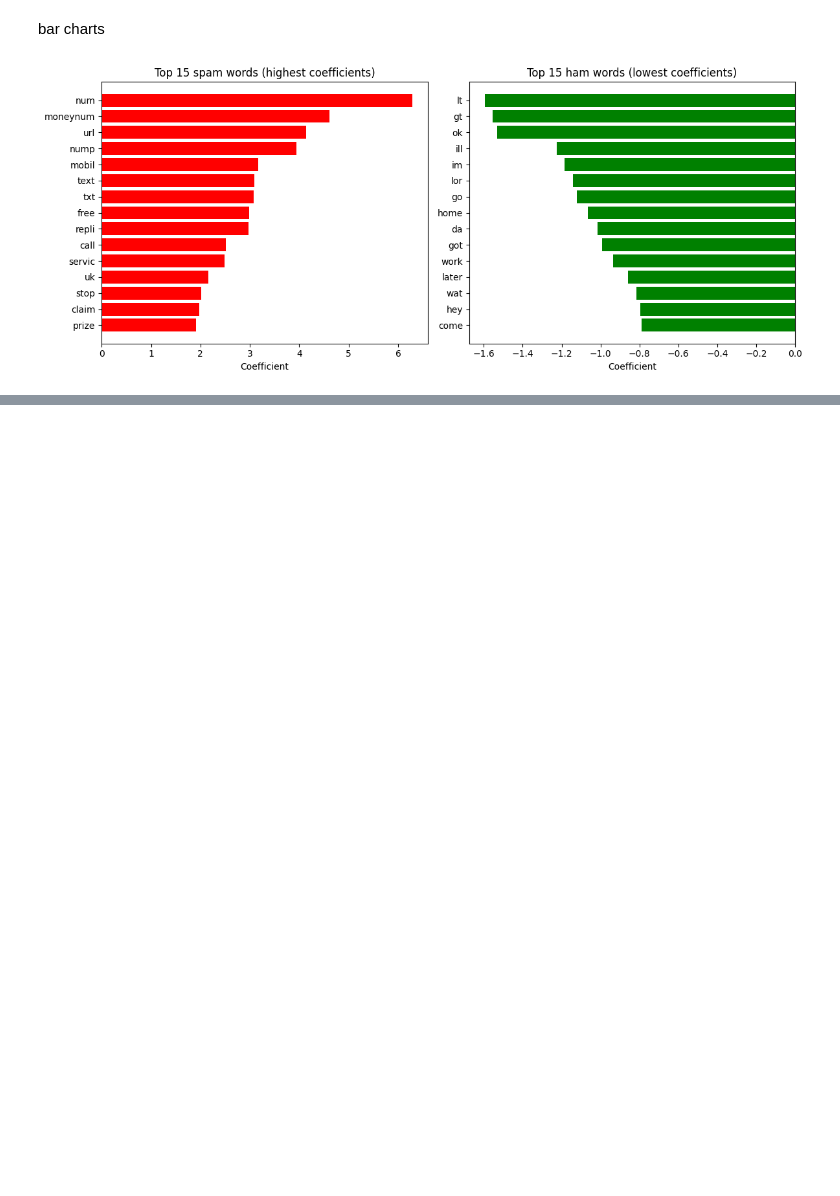
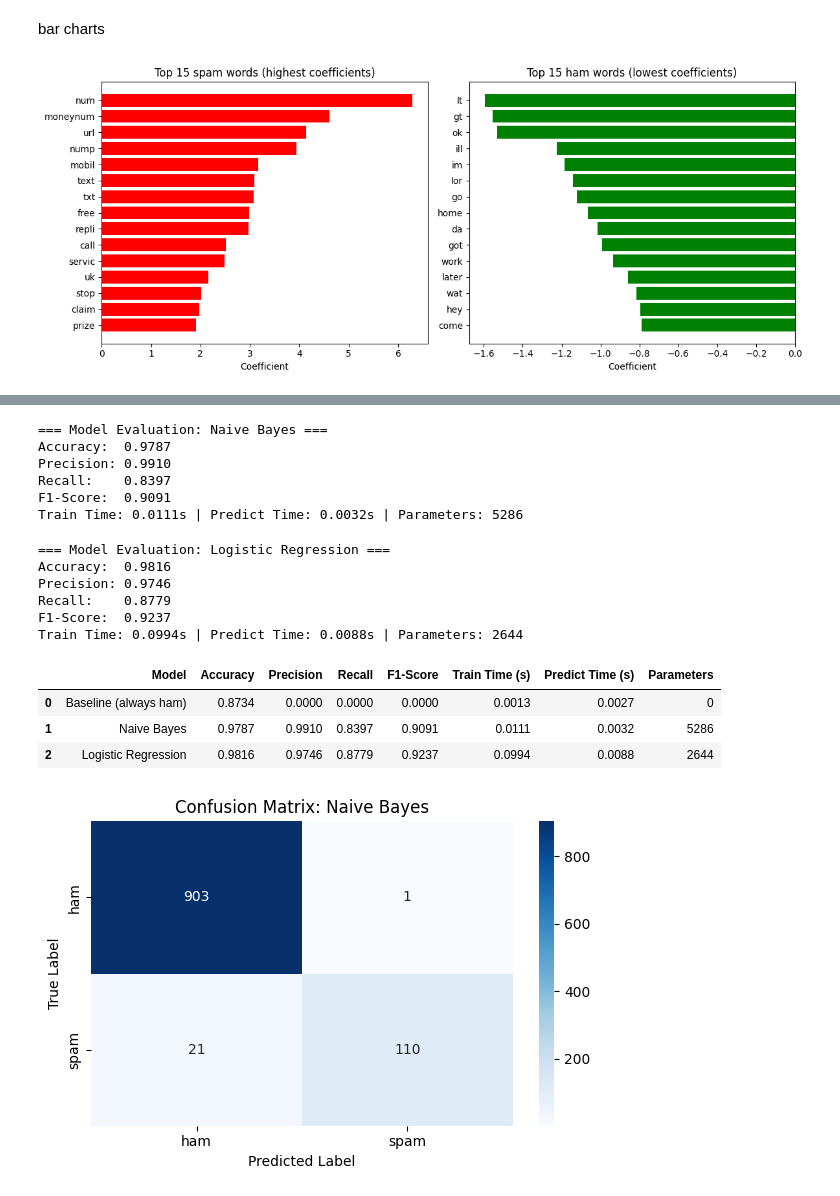
Before and after one commit to zahrss0r/DS483-SMS-Spam-Detection-Project, a Jupyter notebook: DS483_SMS_Spam.ipynb, the cells around one changed output, grey strips where cells are left out. Cells and saved outputs as stored; diff of their text form; code cells hidden in the pictures; blank space fills up the shorter version.

Commit message:
Week 3 Part 3 by Saeed - compare the two models

```diff
--- a/DS483_SMS_Spam.ipynb
+++ b/DS483_SMS_Spam.ipynb
@@ -1193,0 +1197,32 @@ plt.show()
+# %%
+# evaluate Naive Bayes
+evaluate_model("Naive Bayes", y_test, nb_pred, nb_train_time, nb_pred_time, nb_params)
+# %% [output]
+=== Model Evaluation: Naive Bayes ===
+Accuracy:  0.9787
+Precision: 0.9910
+Recall:    0.8397
+F1-Score:  0.9091
+Train Time: 0.0111s | Predict Time: 0.0032s | Parameters: 5286
+# %%
+# evaluate Logistic Regression
+evaluate_model("Logistic Regression", y_test, lr_pred, lr_train_time, lr_pred_time, lr_params)
+# %% [output]
+=== Model Evaluation: Logistic Regression ===
+Accuracy:  0.9816
+Precision: 0.9746
+Recall:    0.8779
+F1-Score:  0.9237
+Train Time: 0.0994s | Predict Time: 0.0088s | Parameters: 2644
+# %%
+# all the models so far (with the baseline)
+show_results()
+# %% [output]
+|  | Model | Accuracy | Precision | Recall | F1-Score | Train Time (s) | Predict Time (s) | Parameters |
+| 0 | Baseline (always ham) | 0.8734 | 0.0000 | 0.0000 | 0.0000 | 0.0013 | 0.0027 | 0 |
+| 1 | Naive Bayes | 0.9787 | 0.9910 | 0.8397 | 0.9091 | 0.0111 | 0.0032 | 5286 |
+| 2 | Logistic Regression | 0.9816 | 0.9746 | 0.8779 | 0.9237 | 0.0994 | 0.0088 | 2644 |
+# %%
+plot_cm(y_test, nb_pred, "Naive Bayes")
+# %% [output]
+[figure, added]
```
Also changed, not shown: parts of 9 cells of this notebook.
